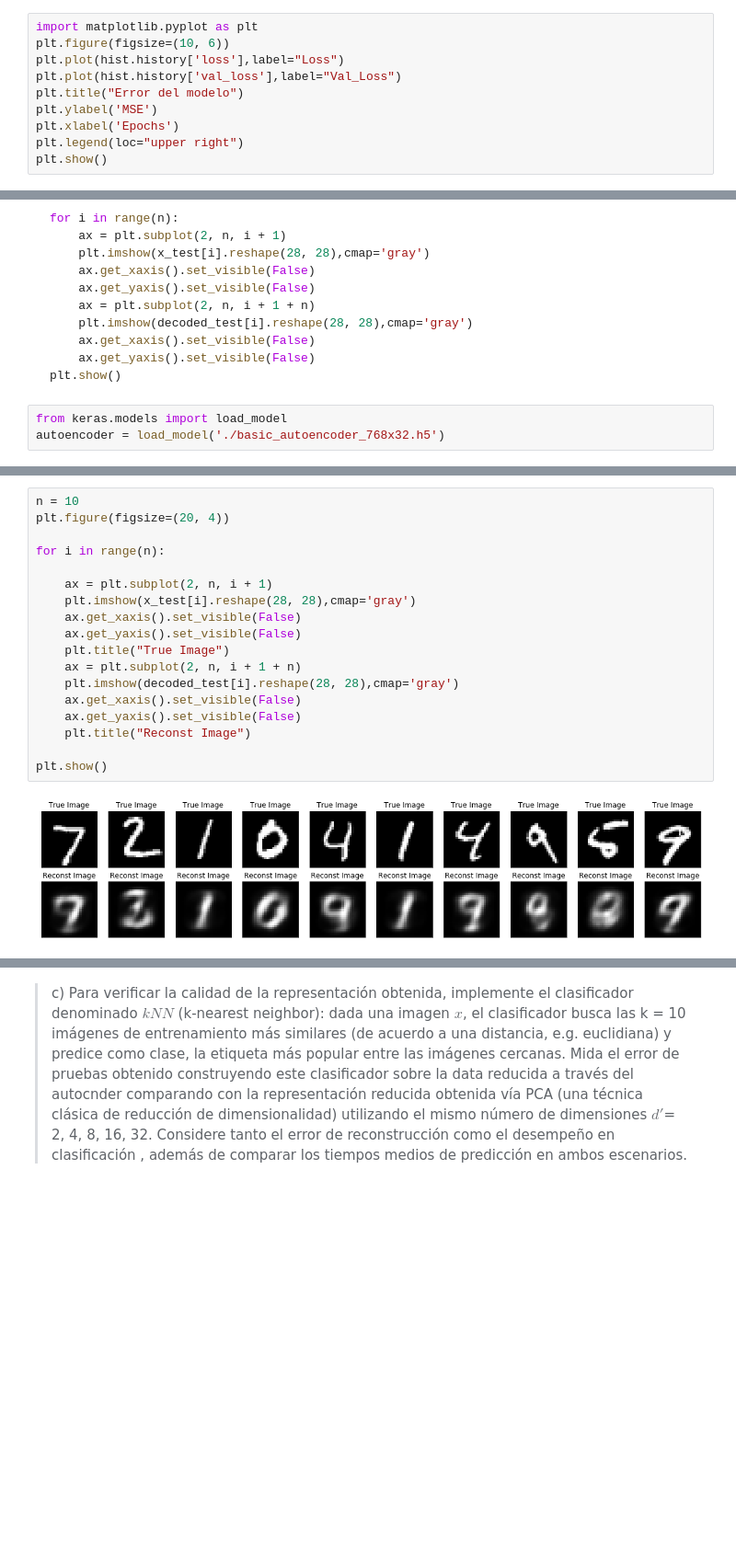
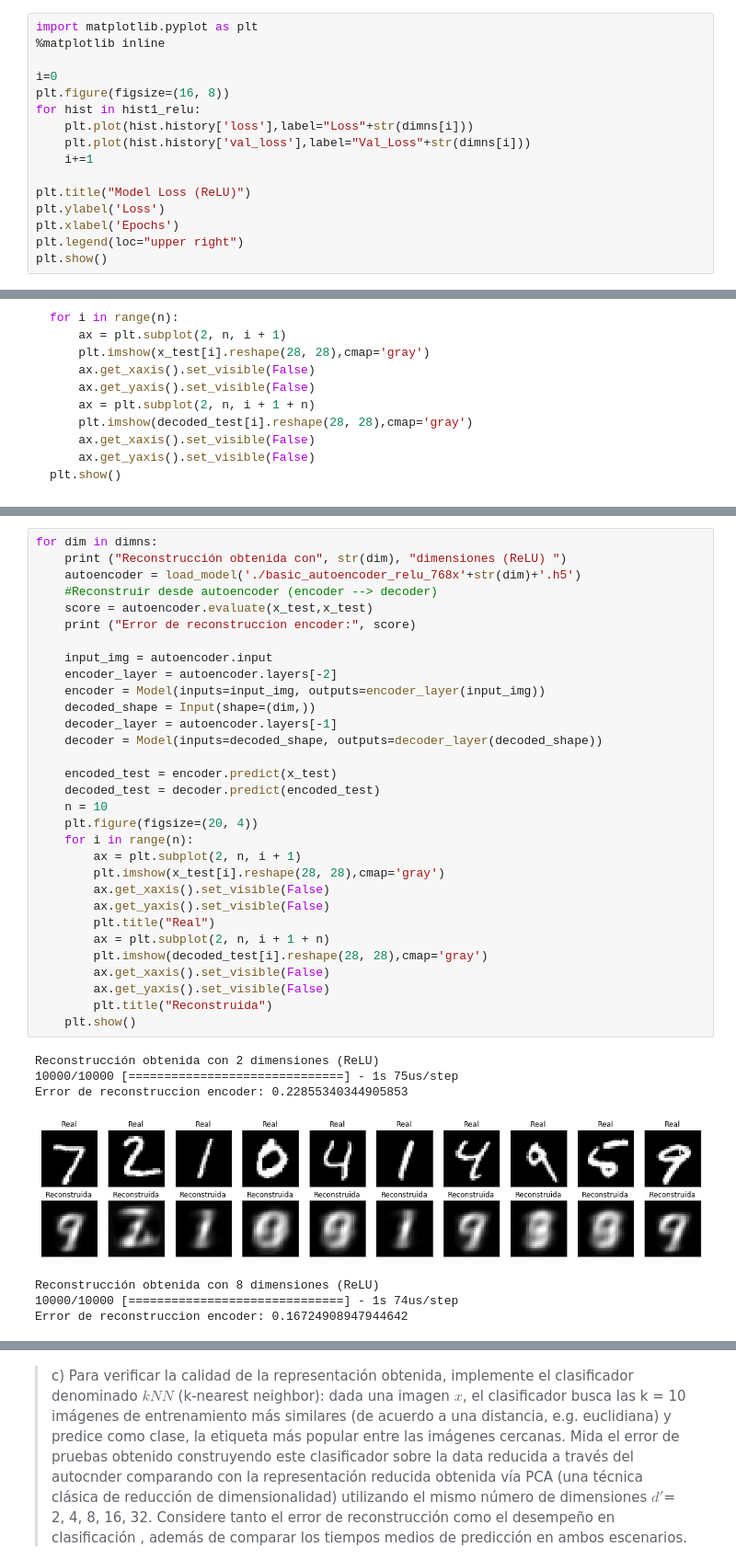
Before and after one commit to AlfredoAlfi/NNTarea2, a Jupyter notebook: Pregunta3.ipynb, the cells around one changed output, grey strips where cells are left out. Shown at 92% size. Drawn from its saved outputs; the diff is of its cells as text; blank space fills up the shorter version.

````diff
--- a/Pregunta3.ipynb
+++ b/Pregunta3.ipynb
@@ -147,10 +196,16 @@ autoencoder.save('basic_autoencoder_768x32.h5')
 # %%
 import matplotlib.pyplot as plt
-plt.figure(figsize=(10, 6))
-plt.plot(hist.history['loss'],label="Loss")
-plt.plot(hist.history['val_loss'],label="Val_Loss")
-plt.title("Error del modelo")
-plt.ylabel('MSE')
+%matplotlib inline
+
+i=0
+plt.figure(figsize=(16, 8))
+for hist in hist1_relu:
+    plt.plot(hist.history['loss'],label="Loss"+str(dimns[i]))
+    plt.plot(hist.history['val_loss'],label="Val_Loss"+str(dimns[i]))
+    i+=1
+
+plt.title("Model Loss (ReLU)")
+plt.ylabel('Loss')
 plt.xlabel('Epochs')
 plt.legend(loc="upper right")
 plt.show()
@@ -178,6 +233,3 @@ for i in range(n):
     ax.get_yaxis().set_visible(False)
 plt.show()
 ```
-# %%
-from keras.models import load_model
-autoencoder = load_model('./basic_autoencoder_768x32.h5')
@@ -197,20 +290,39 @@ decoded_test = decoder.predict(encoded_test)
 # %%
-n = 10
-plt.figure(figsize=(20, 4))
+for dim in dimns:
+    print ("Reconstrucción obtenida con", str(dim), "dimensiones (ReLU) ")
+    autoencoder = load_model('./basic_autoencoder_relu_768x'+str(dim)+'.h5')
+    #Reconstruir desde autoencoder (encoder --> decoder)
+    score = autoencoder.evaluate(x_test,x_test)
+    print ("Error de reconstruccion encoder:", score)
 
-for i in range(n):
+    input_img = autoencoder.input
+    encoder_layer = autoencoder.layers[-2]
+    encoder = Model(inputs=input_img, outputs=encoder_layer(input_img))
+    decoded_shape = Input(shape=(dim,))
+    decoder_layer = autoencoder.layers[-1]
+    decoder = Model(inputs=decoded_shape, outputs=decoder_layer(decoded_shape))
 
-    ax = plt.subplot(2, n, i + 1)
-    plt.imshow(x_test[i].reshape(28, 28),cmap='gray')
-    ax.get_xaxis().set_visible(False)
-    ax.get_yaxis().set_visible(False)
-    plt.title("True Image")
-    ax = plt.subplot(2, n, i + 1 + n)
-    plt.imshow(decoded_test[i].reshape(28, 28),cmap='gray')
-    ax.get_xaxis().set_visible(False)
-    ax.get_yaxis().set_visible(False)
-    plt.title("Reconst Image")
-
-plt.show()
+    encoded_test = encoder.predict(x_test)
+    decoded_test = decoder.predict(encoded_test)
+    n = 10
+    plt.figure(figsize=(20, 4))
+    for i in range(n):
+        ax = plt.subplot(2, n, i + 1)
+        plt.imshow(x_test[i].reshape(28, 28),cmap='gray')
+        ax.get_xaxis().set_visible(False)
+        ax.get_yaxis().set_visible(False)
+        plt.title("Real")
+        ax = plt.subplot(2, n, i + 1 + n)
+        plt.imshow(decoded_test[i].reshape(28, 28),cmap='gray')
+        ax.get_xaxis().set_visible(False)
+        ax.get_yaxis().set_visible(False)
+        plt.title("Reconstruida")
+    plt.show()
 # %% [output]
+Reconstrucción obtenida con 2 dimensiones (ReLU)
+10000/10000 [==============================] - 1s 75us/step
+Error de reconstruccion encoder: 0.22855340344905853
-[figure, old version]
+[figure, new version]
+Reconstrucción obtenida con 8 dimensiones (ReLU)
+10000/10000 [==============================] - 1s 74us/step
+Error de reconstruccion encoder: 0.16724908947944642
````
Also changed, not shown: parts of 60 cells of this notebook, 38 other files.
